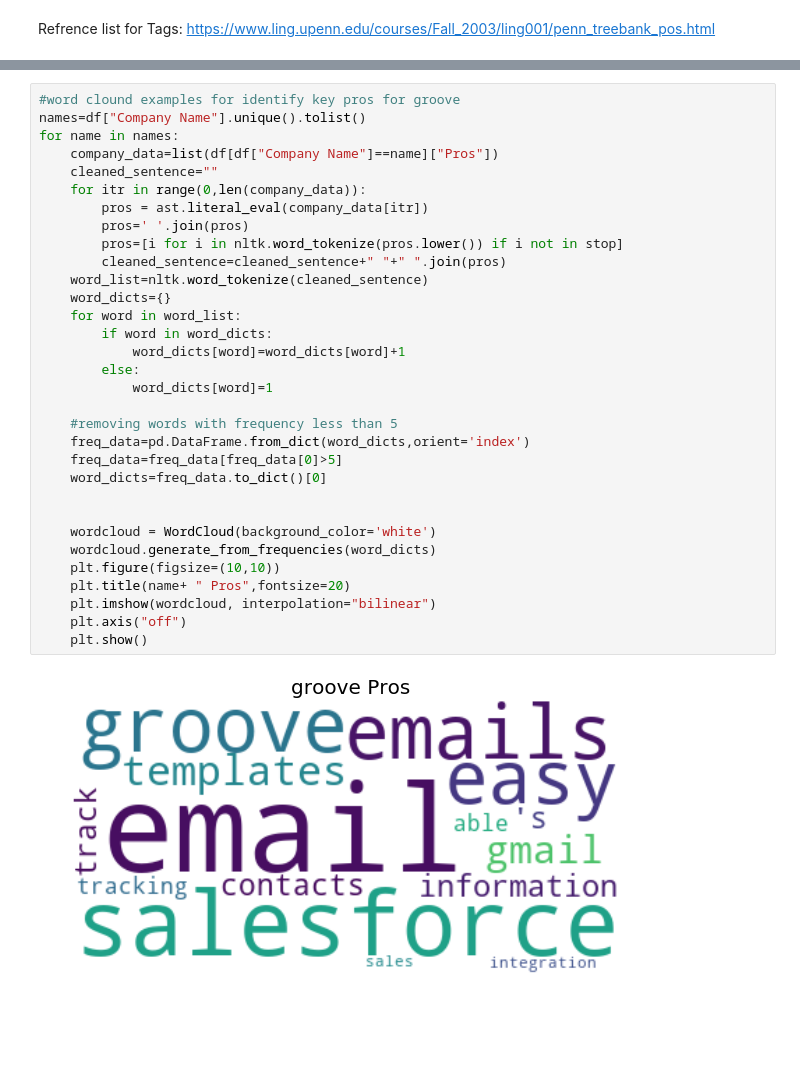
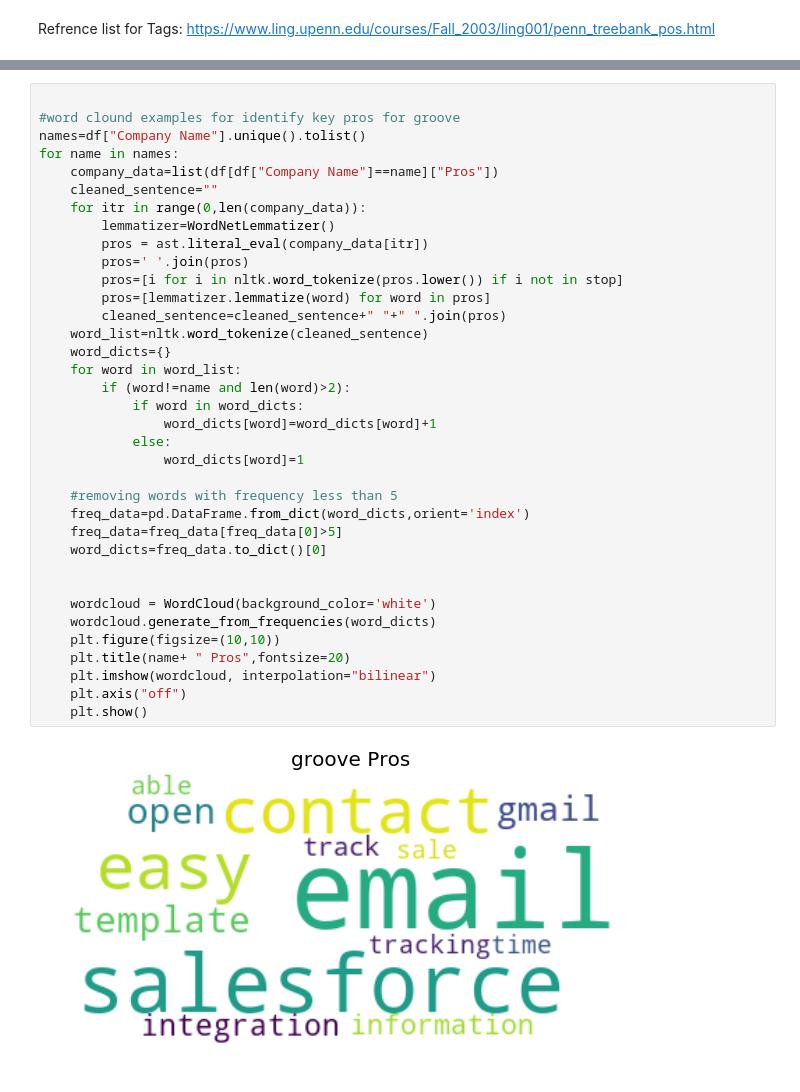
Before and after one commit to Pahulpreet86/Visualization, a Jupyter notebook: word cloud.ipynb, the cells around one changed output, grey strips where cells are left out. Drawn from its saved outputs; the diff is of its cells as text; blank space fills up the shorter version.

```diff
--- a/word cloud.ipynb
+++ b/word cloud.ipynb
@@ -47,34 +35,38 @@ tagged
 # %%
+
 #word clound examples for identify key pros for groove
 names=df["Company Name"].unique().tolist()
 for name in names:
     company_data=list(df[df["Company Name"]==name]["Pros"])
     cleaned_sentence=""
     for itr in range(0,len(company_data)):
+        lemmatizer=WordNetLemmatizer()
         pros = ast.literal_eval(company_data[itr])
         pros=' '.join(pros)
         pros=[i for i in nltk.word_tokenize(pros.lower()) if i not in stop]
+        pros=[lemmatizer.lemmatize(word) for word in pros]
         cleaned_sentence=cleaned_sentence+" "+" ".join(pros)
     word_list=nltk.word_tokenize(cleaned_sentence)
     word_dicts={}
     for word in word_list:
-        if word in word_dicts:
-            word_dicts[word]=word_dicts[word]+1
-        else:
-            word_dicts[word]=1
+        if (word!=name and len(word)>2):
+            if word in word_dicts:
+                word_dicts[word]=word_dicts[word]+1
+            else:
+                word_dicts[word]=1
 
     #removing words with frequency less than 5
     freq_data=pd.DataFrame.from_dict(word_dicts,orient='index')
     freq_data=freq_data[freq_data[0]>5]
     word_dicts=freq_data.to_dict()[0]
 
 
     wordcloud = WordCloud(background_color='white')
     wordcloud.generate_from_frequencies(word_dicts)
     plt.figure(figsize=(10,10))
     plt.title(name+ " Pros",fontsize=20)
     plt.imshow(wordcloud, interpolation="bilinear")
     plt.axis("off")
     plt.show()
 # %% [output]
-[figure, old version]
+[figure, new version]
```
Also changed, not shown: parts of 3 cells of this notebook.
